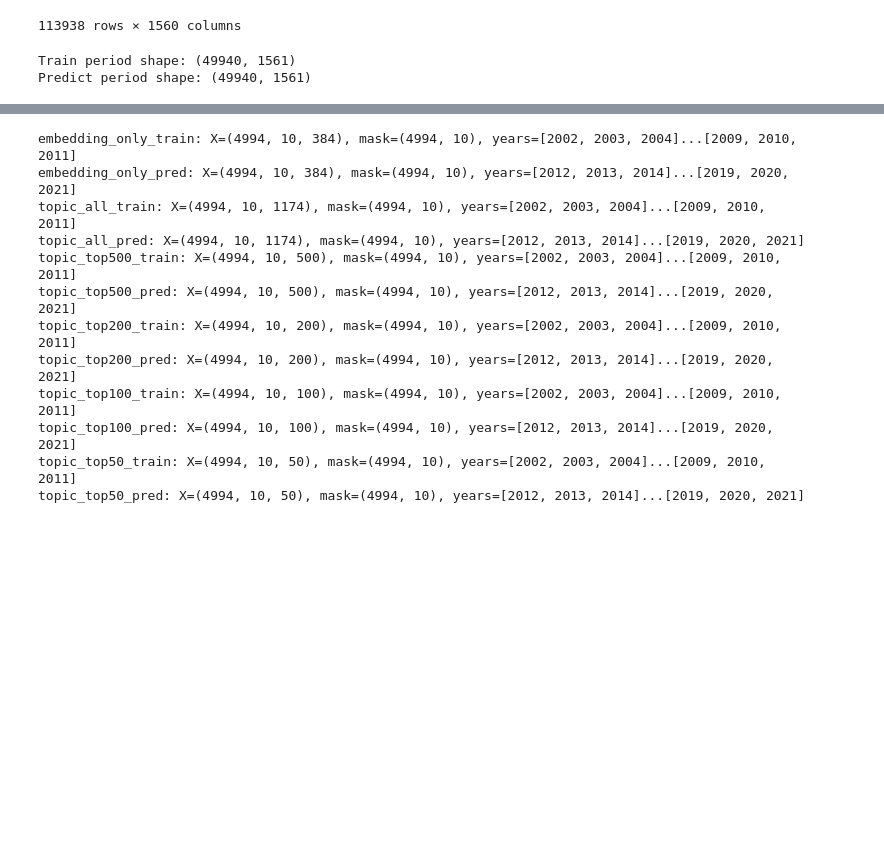
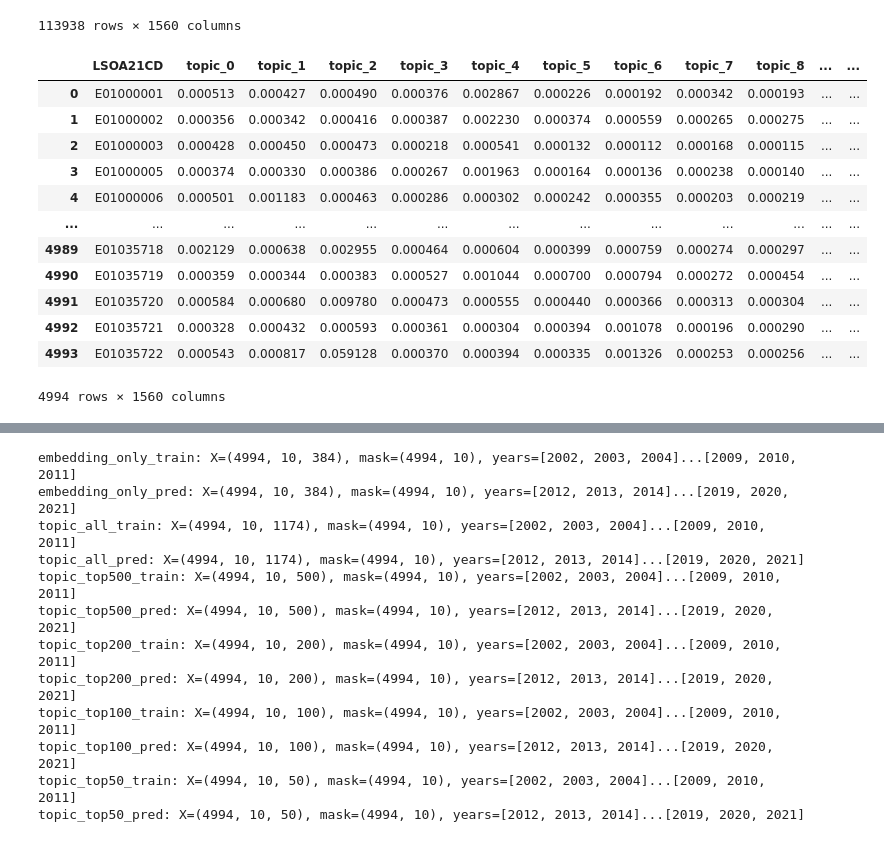
Before and after one commit to wbwhaha/NLP_Gentrification_London_Prediction, a Jupyter notebook: Code/6_1_b_Prediction Model Input Preparation (NLP).ipynb, the cells around one changed output, grey strips where cells are left out. Drawn from its saved outputs; the diff is of its cells as text; code cells hidden in the pictures; blank space fills up the shorter version.

```diff
--- a/Code/6_1_b_Prediction Model Input Preparation (NLP).ipynb
+++ b/Code/6_1_b_Prediction Model Input Preparation (NLP).ipynb
@@ -46,37 +69,13 @@ df_nlp
 # %%
-from sklearn.preprocessing import normalize, StandardScaler
-
-# === Basic checks ===
-required_cols = {"LSOA21CD", "year"}
-missing = required_cols - set(df_nlp.columns)
-if missing:
-    raise ValueError(f"Missing required columns: {missing}")
-df_nlp["year"] = df_nlp["year"].astype(int)
-
-# === Identify columns ===
-embedding_cols = [c for c in df_nlp.columns if str(c).isdigit()]
-topic_cols = [c for c in df_nlp.columns if str(c).startswith("topic_")]
-vector_cols = topic_cols + embedding_cols
-if not embedding_cols:
-    raise ValueError("No embedding columns (pure numeric column names) found.")
-
-# === L2-normalize embeddings row-wise ===
-df_nlp.loc[:, embedding_cols] = normalize(
-    df_nlp[embedding_cols].to_numpy(dtype=np.float32, copy=True),
-    norm="l2",
-    axis=1
-)
-
 # === Aggregate + fill full LSOA×year grid + generate has_text ===
-def aggregate_and_fill_with_mask(
+def aggregate_by_lsoaxyear_fill_with_mask(
     dfin: pd.DataFrame,
     years: list[int],
     lsoa_order: list[str],
-    cols_to_mean: list[str],
-    topic_cols: list[str],
+    cols_to_mean: list[str]
 ) -> pd.DataFrame:
     """
-    Returns a complete LSOA×year grid, including:
+    Returns a complete LSOAxyear grid, including:
       - Mean-pooled topic/embedding values
       - has_text: whether this (LSOA, year) had original text records (1/0)
     """
@@ -133,6 +132,3 @@ def aggregate_and_fill_with_mask(
            .reset_index(drop=True)
     )
     return out
-# %% [output]
-Train period shape: (49940, 1561)
-Predict period shape: (49940, 1561)
@@ -145,0 +202,22 @@ df_predict_full = aggregate_and_fill_with_mask(df_nlp, years_predict, lsoa_id, v
+# %%
+df_train_full = aggregate_by_lsoaxyear_fill_with_mask(df_nlp, years_train, lsoa_id, vector_cols)
+df_predict_full = aggregate_by_lsoaxyear_fill_with_mask(df_nlp, years_predict, lsoa_id, vector_cols)
+
+df_train_full_ = aggregate_by_lsoa_fill_with_mask(df_nlp, years_train, lsoa_id, vector_cols)
+df_predict_full_ = aggregate_by_lsoa_fill_with_mask(df_nlp, years_predict, lsoa_id, vector_cols)
+# %%
+df_train_full_
+# %% [output]
+|  | LSOA21CD | topic_0 | topic_1 | topic_2 | topic_3 | topic_4 | topic_5 | topic_6 | topic_7 | topic_8 | ... | ... |
+| 0 | E01000001 | 0.000513 | 0.000427 | 0.000490 | 0.000376 | 0.002867 | 0.000226 | 0.000192 | 0.000342 | 0.000193 | ... | ... |
+| 1 | E01000002 | 0.000356 | 0.000342 | 0.000416 | 0.000387 | 0.002230 | 0.000374 | 0.000559 | 0.000265 | 0.000275 | ... | ... |
+| 2 | E01000003 | 0.000428 | 0.000450 | 0.000473 | 0.000218 | 0.000541 | 0.000132 | 0.000112 | 0.000168 | 0.000115 | ... | ... |
+| 3 | E01000005 | 0.000374 | 0.000330 | 0.000386 | 0.000267 | 0.001963 | 0.000164 | 0.000136 | 0.000238 | 0.000140 | ... | ... |
+| 4 | E01000006 | 0.000501 | 0.001183 | 0.000463 | 0.000286 | 0.000302 | 0.000242 | 0.000355 | 0.000203 | 0.000219 | ... | ... |
+| ... | ... | ... | ... | ... | ... | ... | ... | ... | ... | ... | ... | ... |
+| 4989 | E01035718 | 0.002129 | 0.000638 | 0.002955 | 0.000464 | 0.000604 | 0.000399 | 0.000759 | 0.000274 | 0.000297 | ... | ... |
+| 4990 | E01035719 | 0.000359 | 0.000344 | 0.000383 | 0.000527 | 0.001044 | 0.000700 | 0.000794 | 0.000272 | 0.000454 | ... | ... |
+| 4991 | E01035720 | 0.000584 | 0.000680 | 0.009780 | 0.000473 | 0.000555 | 0.000440 | 0.000366 | 0.000313 | 0.000304 | ... | ... |
+| 4992 | E01035721 | 0.000328 | 0.000432 | 0.000593 | 0.000361 | 0.000304 | 0.000394 | 0.001078 | 0.000196 | 0.000290 | ... | ... |
+| 4993 | E01035722 | 0.000543 | 0.000817 | 0.059128 | 0.000370 | 0.000394 | 0.000335 | 0.001326 | 0.000253 | 0.000256 | ... | ... |
+4994 rows × 1560 columns
```
Also changed, not shown: parts of 43 cells of this notebook.
